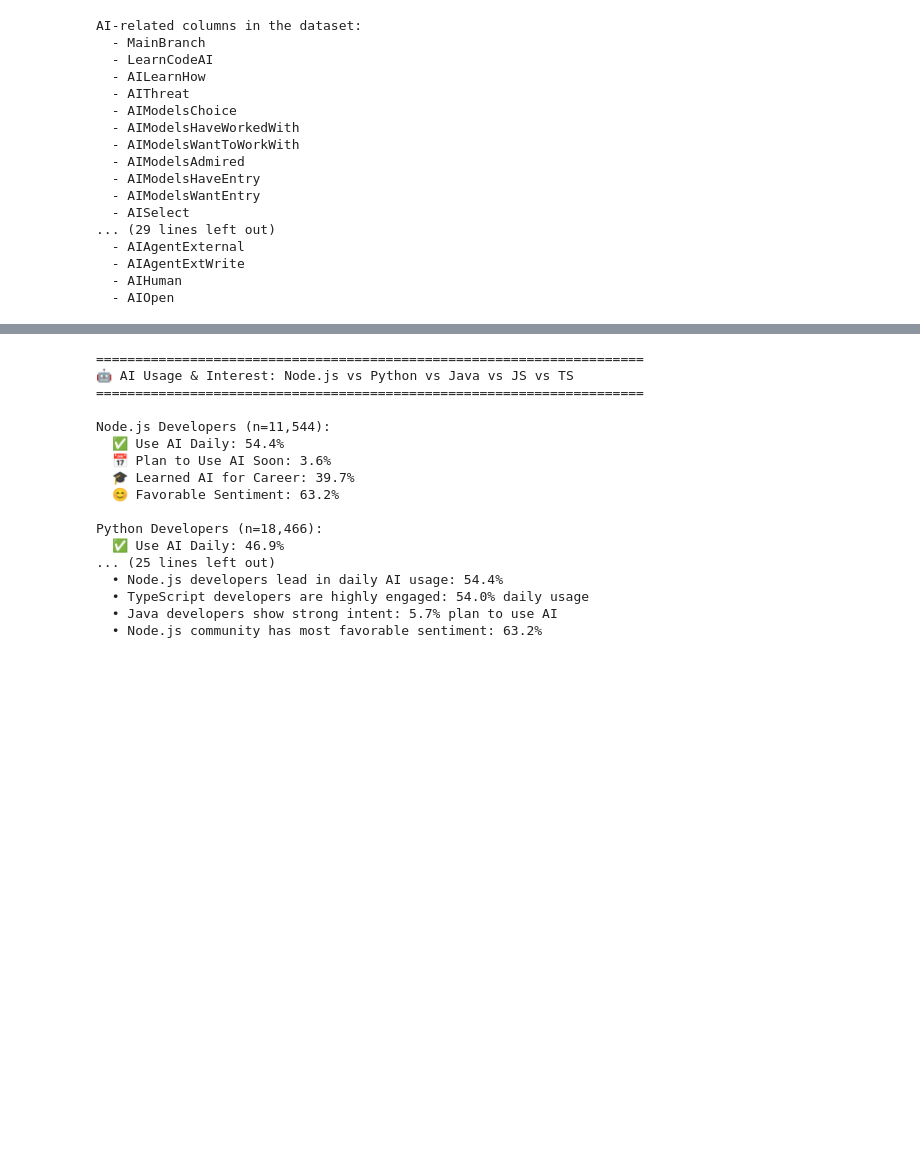
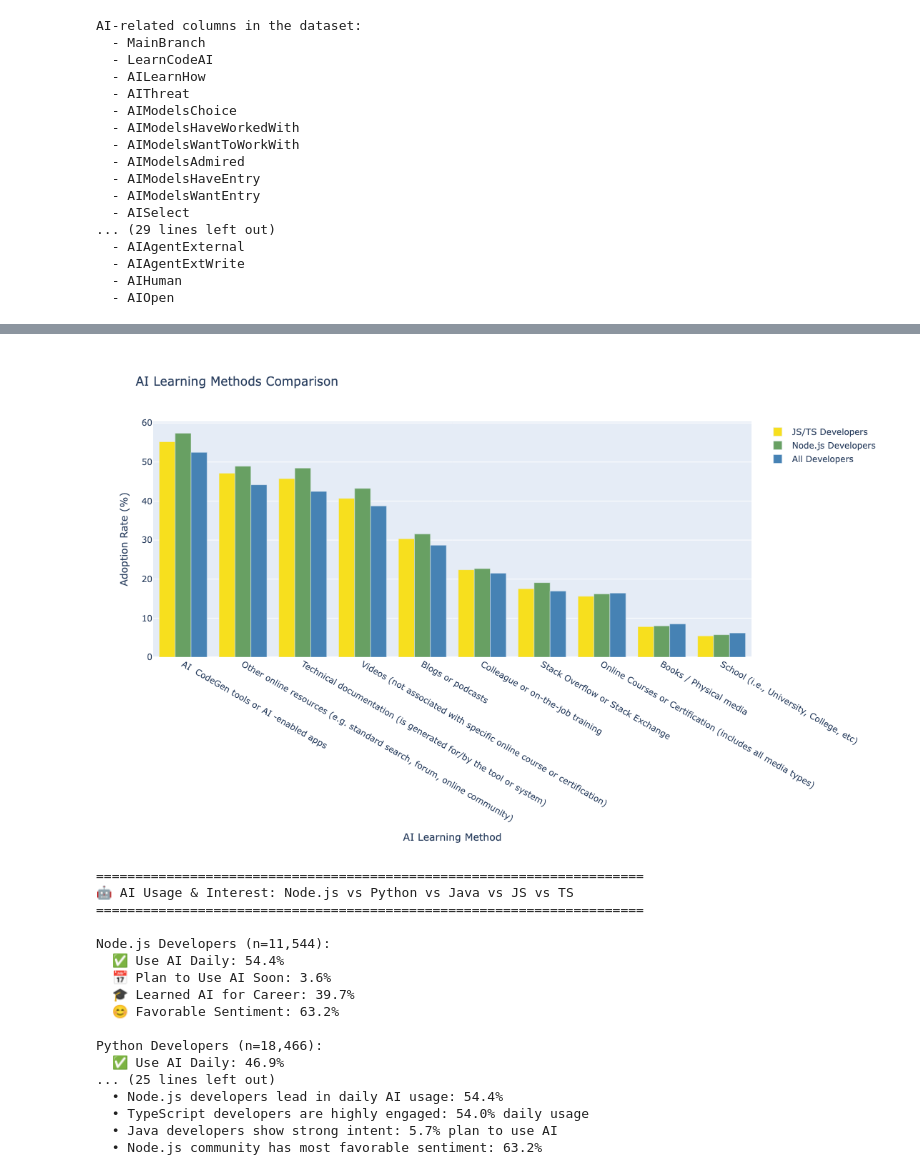
Before and after one commit to booleanhunter/redisvl-for-javascript-dev-ecosystem-research, a Jupyter notebook: stackoverflow-2025-survey-analysis.ipynb, the cells around one changed output, grey strips where cells are left out. Cells and saved outputs as stored; diff of their text form; code cells hidden in the pictures; blank space fills up the shorter version.

```diff
--- a/stackoverflow-2025-survey-analysis.ipynb
+++ b/stackoverflow-2025-survey-analysis.ipynb
@@ -698,7 +700,7 @@ if 'AILearnHow' in df.columns:
         yaxis_title='Adoption Rate (%)',
         barmode='group',
         height=700,
-        font=dict(size=12)
+        font=dict()
     )
     fig.show()
 # %% [output]
@@ -706,3 +707,4 @@ if 'AILearnHow' in df.columns:
+[figure, added]
 # %%
 # AI Usage and Interest Comparison Across Developer Groups
 print("\n" + "="*70)
```
Also changed, not shown: parts of 11 cells of this notebook, 8 other files.
